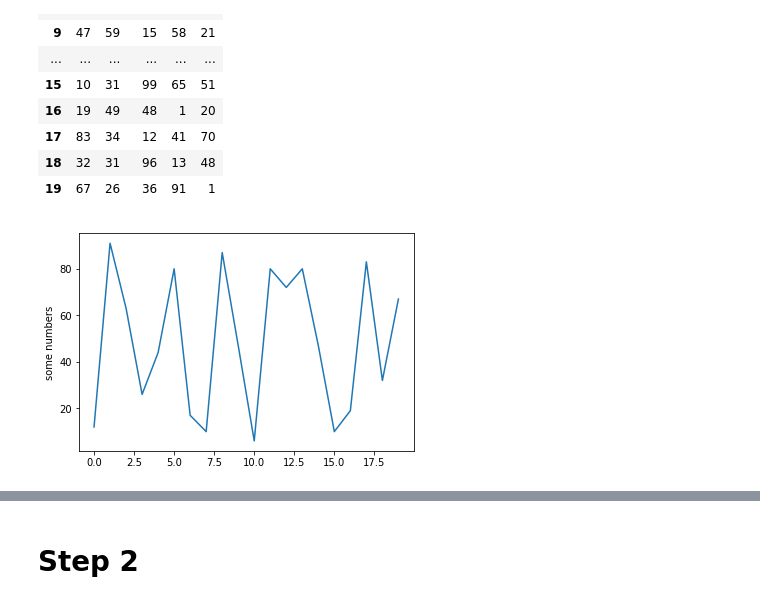
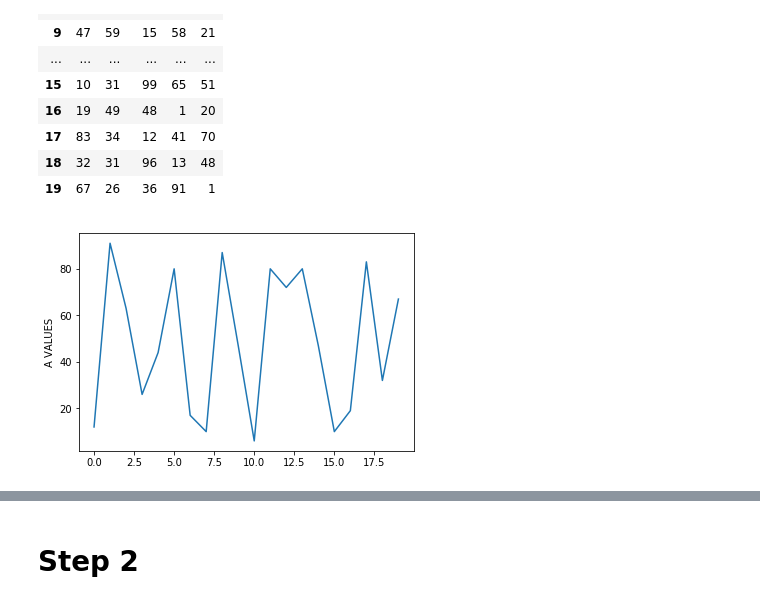
Before and after one commit to AlperenElbasan/HW2, a Jupyter notebook: Report.ipynb, the cells around one changed output, grey strips where cells are left out. Saved outputs shown, nothing was run; the diff lists cells and outputs as text; code cells hidden in the pictures.

```diff
--- a/Report.ipynb
+++ b/Report.ipynb
@@ -40,7 +41,7 @@ E = data['E']
 # %%
 
 plt.plot(A)
-plt.ylabel('some numbers')
+plt.ylabel('A VALUES')
 plt.show()
 # %% [output]
-[figure, old version]
+[figure, new version]
```
Also changed, not shown: parts of 12 cells of this notebook.
